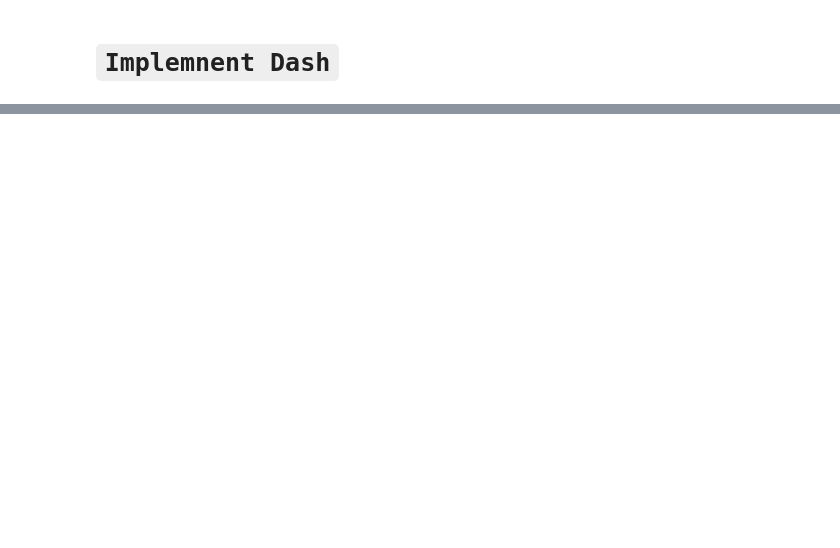
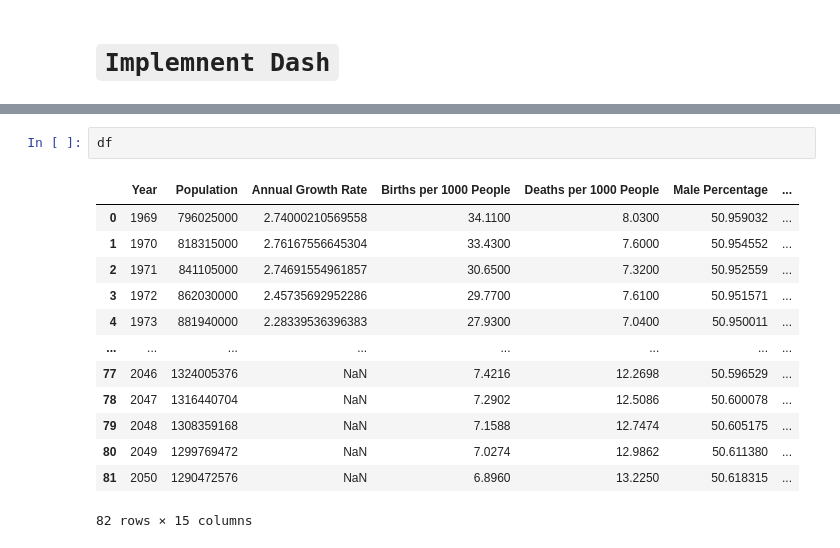
Before and after one commit to Elghandour-eng/Plotly-Dash, a Jupyter notebook: plotly-Dash-China.ipynb, the cells around one changed output, grey strips where cells are left out. Saved outputs shown, nothing was run; the diff lists cells and outputs as text; blank space fills up the shorter version.

```diff
--- a/plotly-Dash-China.ipynb
+++ b/plotly-Dash-China.ipynb
@@ -272,0 +994,16 @@ Dash app running on http://127.0.0.1:8050/
+# %%
+df
+# %% [output]
+|  | Year | Population | Annual Growth Rate | Births per 1000 People | Deaths per 1000 People | Male Percentage | ... |
+| 0 | 1969 | 796025000 | 2.74000210569558 | 34.1100 | 8.0300 | 50.959032 | ... |
+| 1 | 1970 | 818315000 | 2.76167556645304 | 33.4300 | 7.6000 | 50.954552 | ... |
+| 2 | 1971 | 841105000 | 2.74691554961857 | 30.6500 | 7.3200 | 50.952559 | ... |
+| 3 | 1972 | 862030000 | 2.45735692952286 | 29.7700 | 7.6100 | 50.951571 | ... |
+| 4 | 1973 | 881940000 | 2.28339536396383 | 27.9300 | 7.0400 | 50.950011 | ... |
+| ... | ... | ... | ... | ... | ... | ... | ... |
+| 77 | 2046 | 1324005376 | NaN | 7.4216 | 12.2698 | 50.596529 | ... |
+| 78 | 2047 | 1316440704 | NaN | 7.2902 | 12.5086 | 50.600078 | ... |
+| 79 | 2048 | 1308359168 | NaN | 7.1588 | 12.7474 | 50.605175 | ... |
+| 80 | 2049 | 1299769472 | NaN | 7.0274 | 12.9862 | 50.611380 | ... |
+| 81 | 2050 | 1290472576 | NaN | 6.8960 | 13.2250 | 50.618315 | ... |
+82 rows × 15 columns
```
Also changed, not shown: parts of 79 cells of this notebook, 19 other files.
